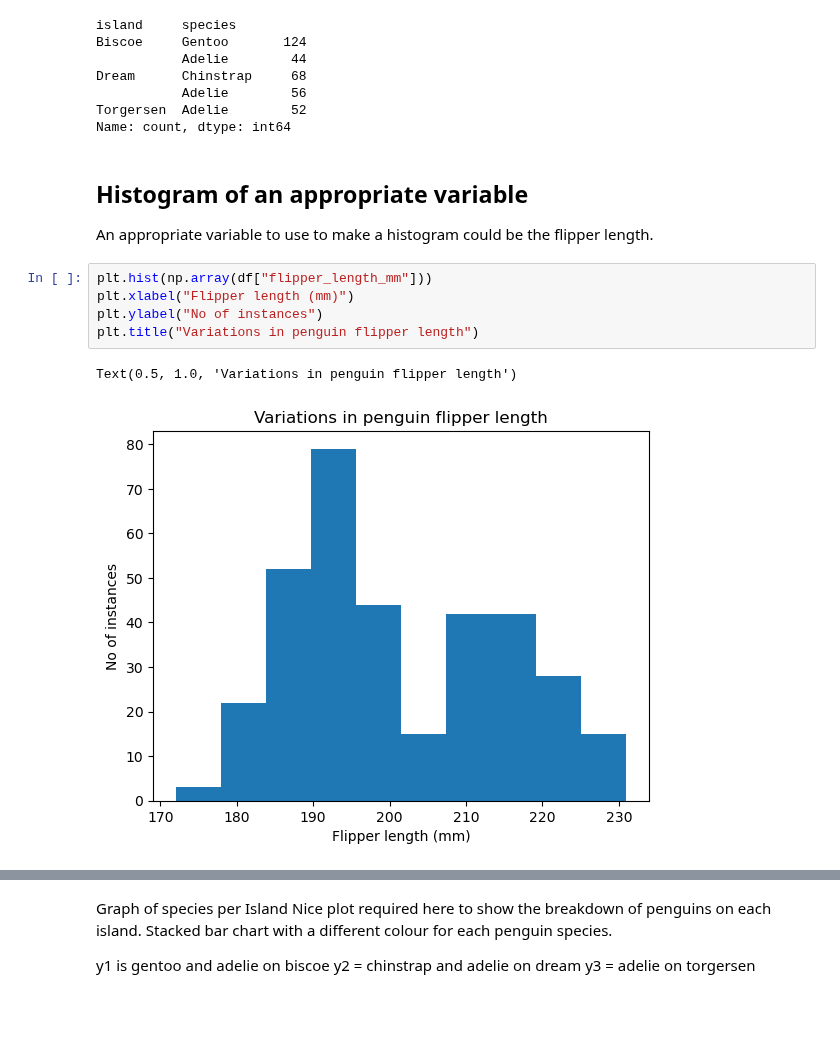
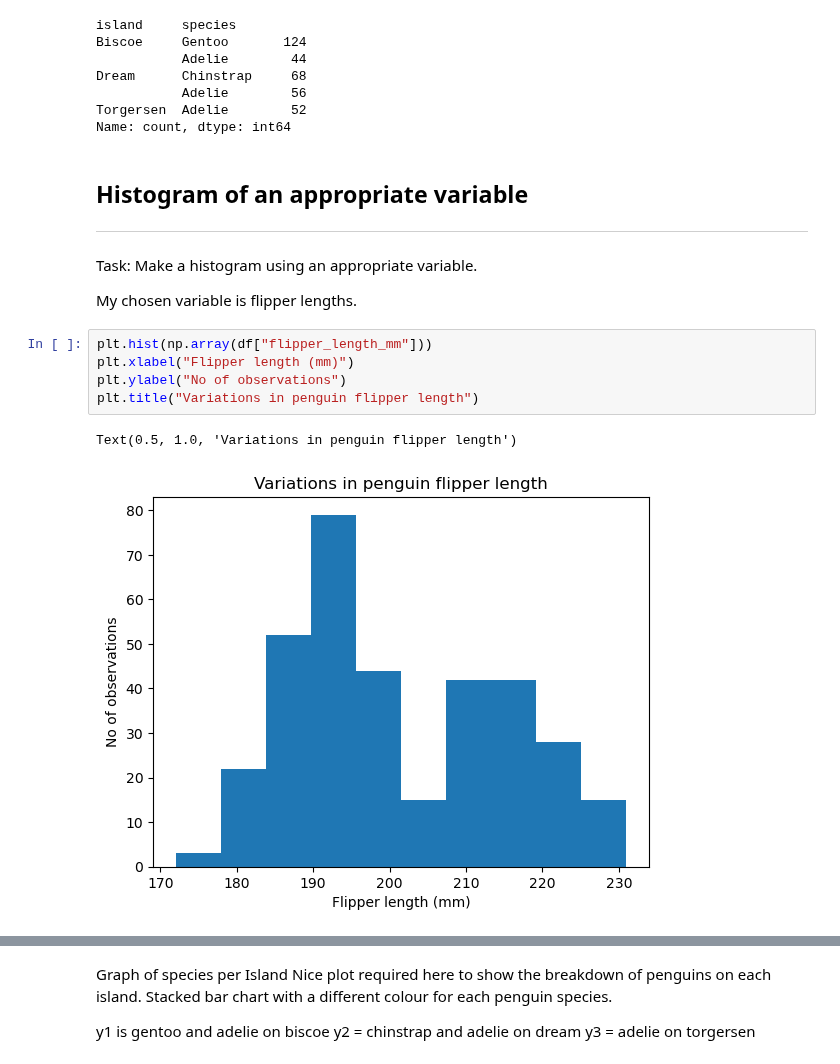
Before and after one commit to IreneKilgannon/DataAnalytics, a Jupyter notebook: penguins.ipynb, the cells around one changed output, grey strips where cells are left out. Cells and saved outputs as stored; diff of their text form; blank space fills up the shorter version.

```diff
--- a/penguins.ipynb
+++ b/penguins.ipynb
@@ -227,13 +227,15 @@ Torgersen  Adelie        52
 Name: count, dtype: int64
 # %% [markdown]
 ## Histogram of an appropriate variable
+***
+Task: Make a histogram using an appropriate variable.
 
-An appropriate variable to use to make a histogram could be the flipper length.
+My chosen variable is flipper lengths.
 # %%
 plt.hist(np.array(df["flipper_length_mm"]))
 plt.xlabel("Flipper length (mm)")
-plt.ylabel("No of instances")
+plt.ylabel("No of observations")
 plt.title("Variations in penguin flipper length")
 # %% [output]
 Text(0.5, 1.0, 'Variations in penguin flipper length')
-[figure, old version]
+[figure, new version]
```
Also changed, not shown: parts of 14 cells of this notebook.
